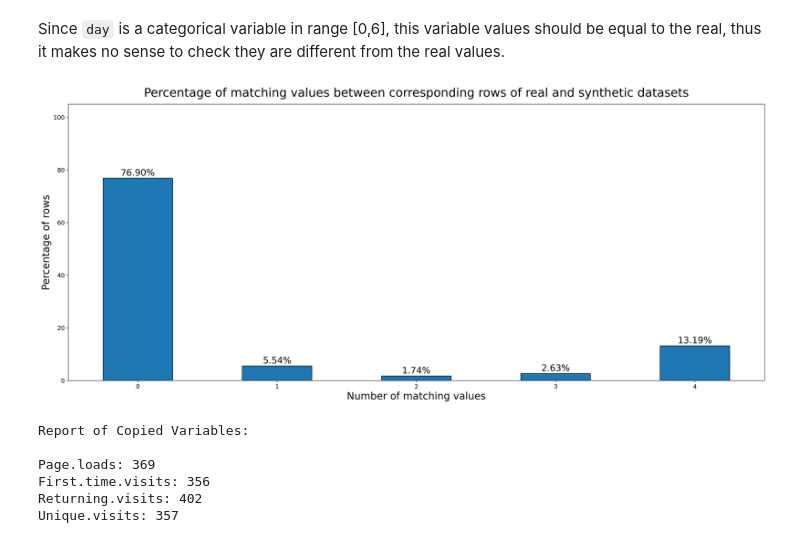
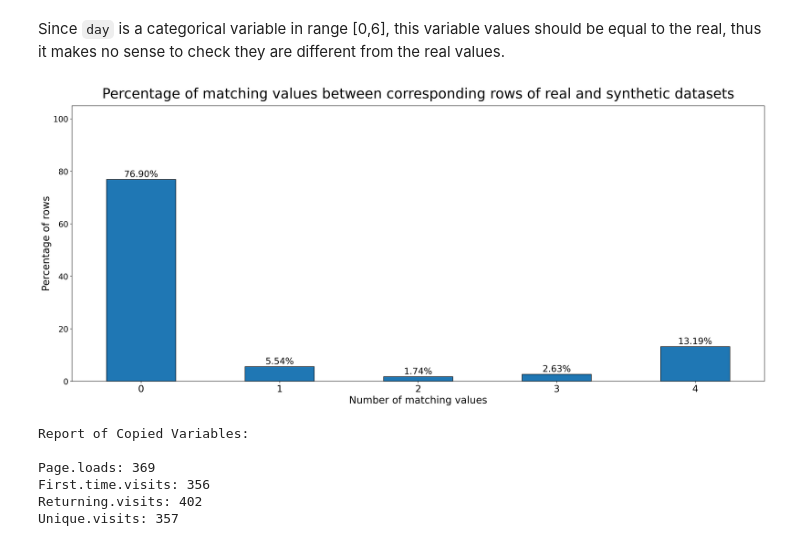
Before and after one commit to eruoppolo/PML-Deep_UNITS24, a Jupyter notebook: original_framework/web_original.ipynb, the cells around one changed output. Saved outputs shown, nothing was run; the diff lists cells and outputs as text; code cells hidden in the pictures.

```diff
--- a/original_framework/web_original.ipynb
+++ b/original_framework/web_original.ipynb
@@ -419,30 +419,32 @@ distances, _, report, _ = compute_equals(df_filtered, df_sin, cols_to_drop)
 # %%
 occurrences = pd.Series(distances).value_counts().sort_index()/len(distances) * 100
 
 plt.figure(figsize=(25, 10), dpi=300)
 ax = occurrences.plot(kind='bar', color='#1f77b4', edgecolor='black')
 
 plt.xlabel('Number of matching values', fontsize=20)
 plt.ylabel('Percentage of rows', fontsize=20)
-plt.title('Percentage of matching values between corresponding rows of real and synthetic datasets', fontsize=24, pad=15)
+plt.title('Percentage of matching values between corresponding rows of real and synthetic datasets', fontsize=28, pad=15)
 
-plt.xticks(rotation=0, fontsize=12)
-plt.yticks(fontsize=12)
+plt.xticks(rotation=0, fontsize=19)
+plt.yticks(fontsize=16)
 
 for p in ax.patches:
     ax.annotate(f"{p.get_height():.2f}%",
                 (p.get_x() + p.get_width() / 2., p.get_height()),
                 ha='center', va='center',
                 xytext=(0, 10),
                 textcoords='offset points',
                 fontsize=18,
                 color='black')
 
 plt.ylim(0, 105)
 
+plt.savefig('../images/matching_values_or.png')
+
 plt.show()
 # %% [output]
-[figure, old version]
+[figure, new version]
 # %%
 print("Report of Copied Variables:\n")
 for variable, value in report.items():
```
Also changed, not shown: parts of 3 cells of this notebook, 18 other files.
